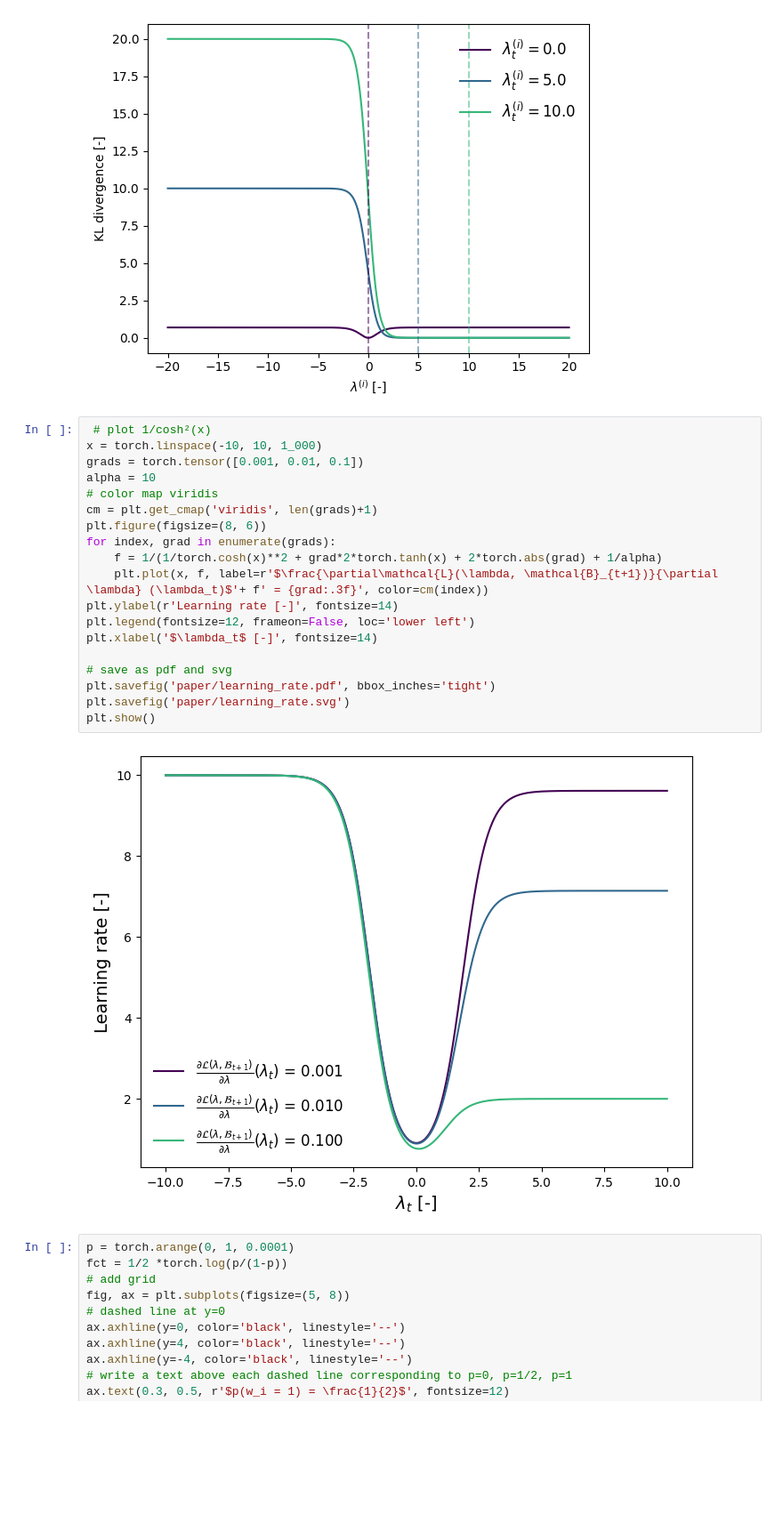
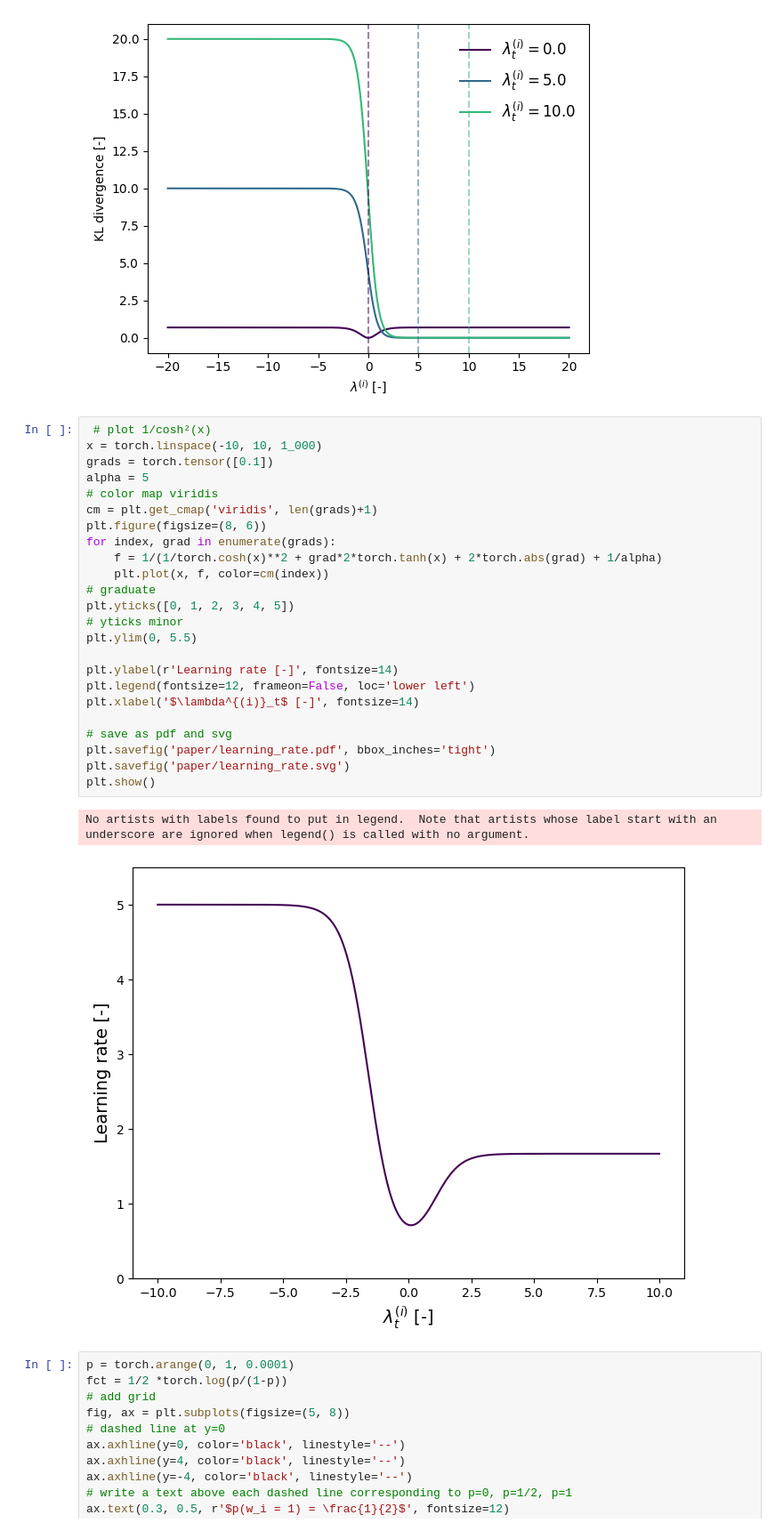
Before and after one commit to kellian-cottart/binarized-neural-networks, a Jupyter notebook: paper-figures.ipynb, the cells around one changed output. Shown: that part at 89% size. Cells and saved outputs as stored; diff of their text form; blank space fills up the shorter version.

```diff
--- a/paper-figures.ipynb
+++ b/paper-figures.ipynb
@@ -165,24 +168,30 @@ plt.show()
 # %%
  # plot 1/cosh²(x)
 x = torch.linspace(-10, 10, 1_000)
-grads = torch.tensor([0.001, 0.01, 0.1])
-alpha = 10
+grads = torch.tensor([0.1])
+alpha = 5
 # color map viridis
 cm = plt.get_cmap('viridis', len(grads)+1)
 plt.figure(figsize=(8, 6))
 for index, grad in enumerate(grads):
     f = 1/(1/torch.cosh(x)**2 + grad*2*torch.tanh(x) + 2*torch.abs(grad) + 1/alpha)
-    plt.plot(x, f, label=r'$\frac{\partial\mathcal{L}(\lambda, \mathcal{B}_{t+1})}{\partial \lambda} (\lambda_t)$'+ f' = {grad:.3f}', color=cm(index))
+    plt.plot(x, f, color=cm(index))
+# graduate
+plt.yticks([0, 1, 2, 3, 4, 5])
+# yticks minor
+plt.ylim(0, 5.5)
+
 plt.ylabel(r'Learning rate [-]', fontsize=14)
 plt.legend(fontsize=12, frameon=False, loc='lower left')
-plt.xlabel('$\lambda_t$ [-]', fontsize=14)
+plt.xlabel('$\lambda^{(i)}_t$ [-]', fontsize=14)
 
 # save as pdf and svg
 plt.savefig('paper/learning_rate.pdf', bbox_inches='tight')
 plt.savefig('paper/learning_rate.svg')
 plt.show()
 # %% [output]
+No artists with labels found to put in legend.  Note that artists whose label start with an underscore are ignored when legend() is called with no argument.
-[figure, old version]
+[figure, new version]
 # %%
 p = torch.arange(0, 1, 0.0001)
 fct = 1/2 *torch.log(p/(1-p))
```
Also changed, not shown: parts of 2 cells of this notebook, 13 other files.
